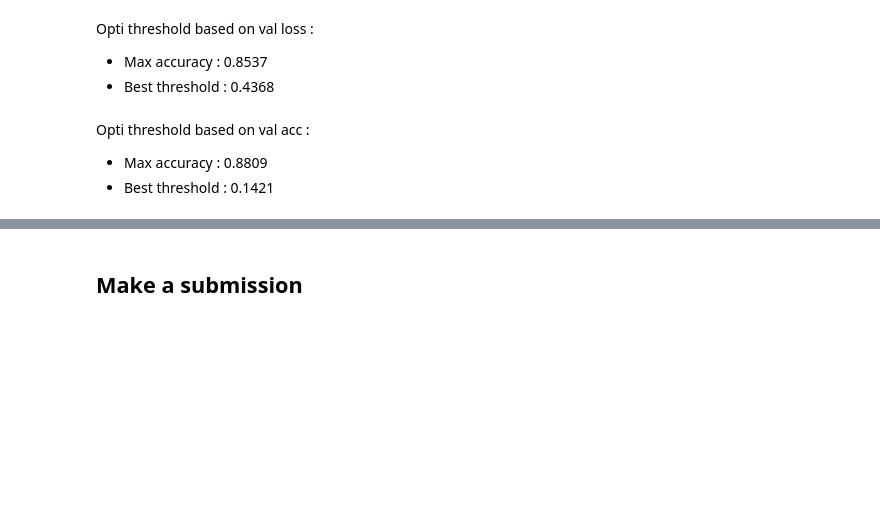
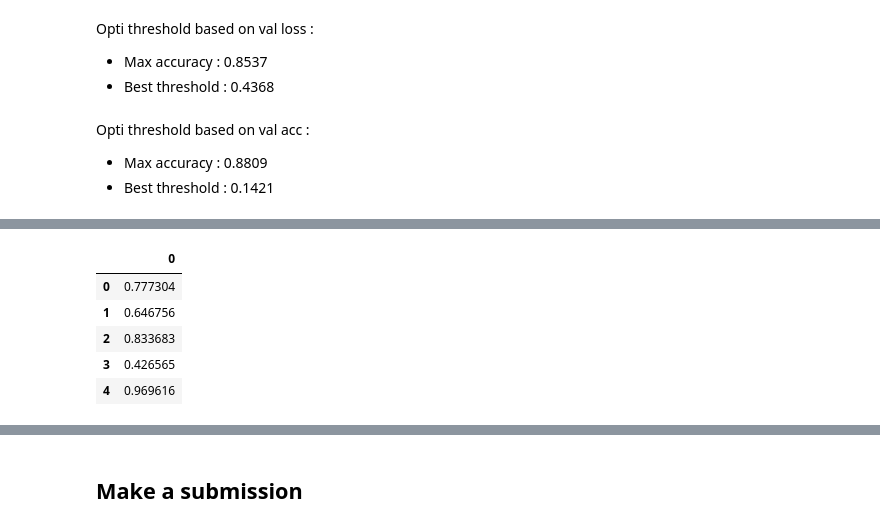
Before and after one commit to rbazin/nlp-disaster-tweets-challenge, a Jupyter notebook: model_prototyping.ipynb, the cells around one changed output, grey strips where cells are left out. Drawn from its saved outputs; the diff is of its cells as text; code cells hidden in the pictures; blank space fills up the shorter version.

```diff
--- a/model_prototyping.ipynb
+++ b/model_prototyping.ipynb
@@ -825,0 +859,10 @@ Opti threshold based on val acc :
+# %%
+pred_lstm = pd.read_csv("./y_test.csv", header=None)
+pred_lstm.head()
+# %% [output]
+|  | 0 |
+| 0 | 0.777304 |
+| 1 | 0.646756 |
+| 2 | 0.833683 |
+| 3 | 0.426565 |
+| 4 | 0.969616 |
```
Also changed, not shown: parts of 15 cells of this notebook, 1 other file.
